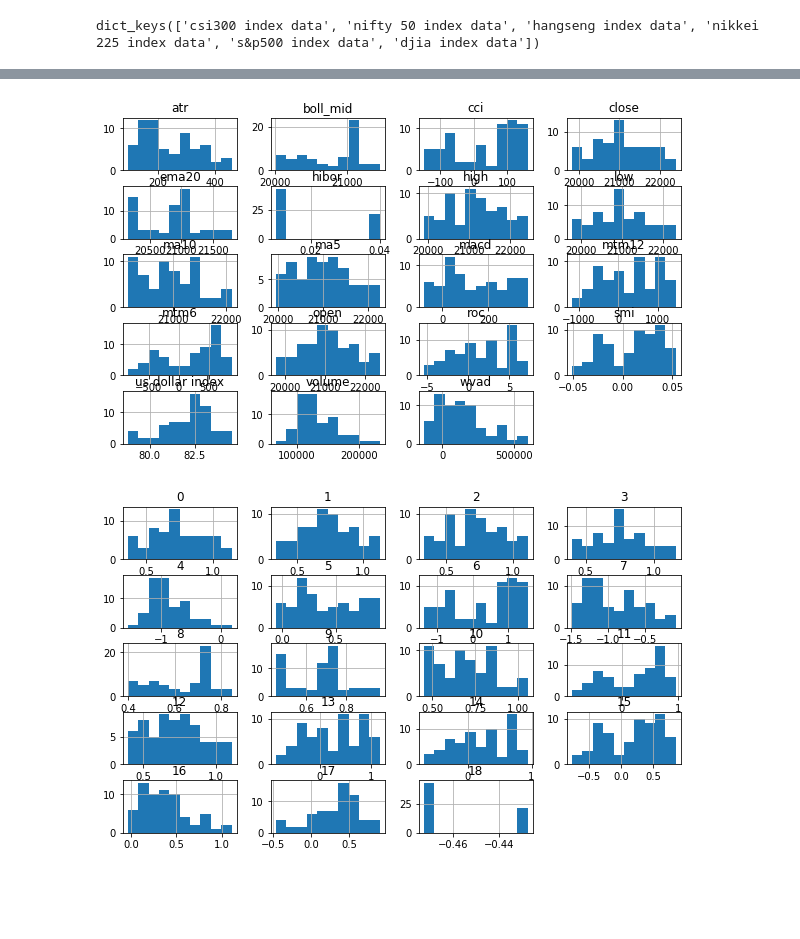
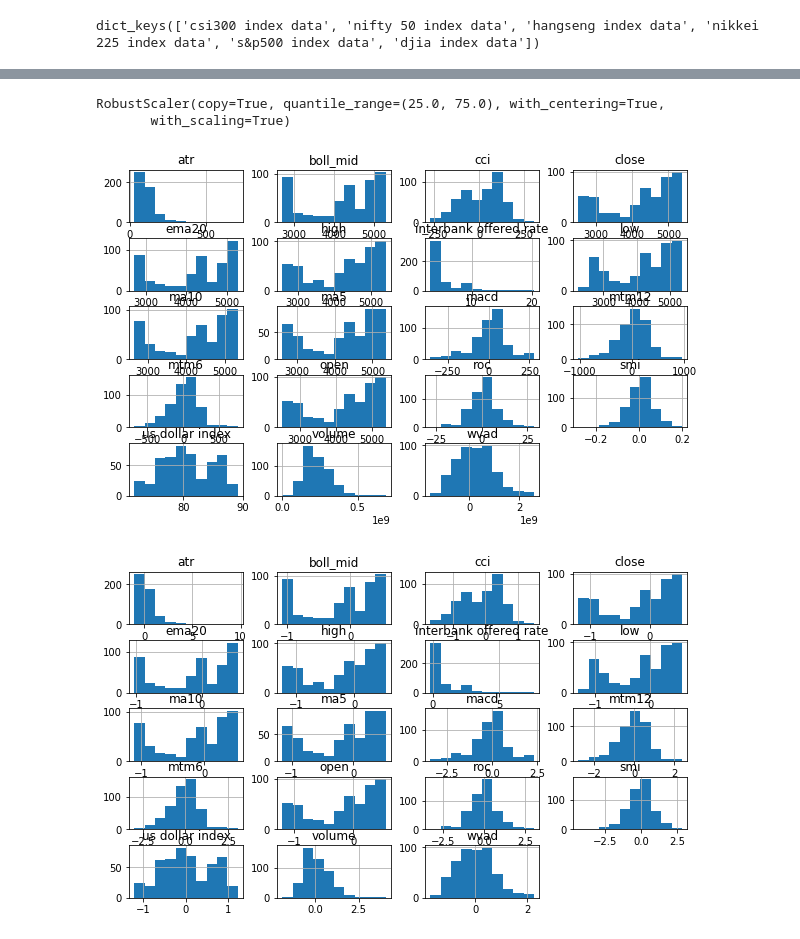
Before and after one commit to timothyyu/wsae-lstm, a Jupyter notebook: notebooks/3a scaling normalization exploration.ipynb, the cells around one changed output, grey strips where cells are left out. Saved outputs shown, nothing was run; the diff lists cells and outputs as text; code cells hidden in the pictures; blank space fills up the shorter version.

Commit message:
robustscaler test

```diff
--- a/notebooks/3a scaling normalization exploration.ipynb
+++ b/notebooks/3a scaling normalization exploration.ipynb
@@ -95,6 +58,25 @@ pd.DataFrame(X_scaled).hist();
-# %%
-dict_dataframes_index['hangseng index data'][1][2].hist();
-pd.DataFrame(scaler.transform(dict_dataframes_index['hangseng index data'][1][2])).hist();
-# %% [output]
-[figure, removed]
-[figure, removed]
+# %%
+X_train = dict_dataframes_index['nifty 50 index data'][1][1]
+X_val = dict_dataframes_index['nifty 50 index data'][1][2]
+X_test = dict_dataframes_index['nifty 50 index data'][1][3]
+# %%
+scaler = preprocessing.RobustScaler()
+scaler
+# %% [output]
+RobustScaler(copy=True, quantile_range=(25.0, 75.0), with_centering=True,
+       with_scaling=True)
+# %%
+X_train_scaled = scaler.fit_transform(X_train)
+X_train_scaled= pd.DataFrame(X_train_scaled,columns=list(X_train.columns))
+
+X_val_scaled = scaler.transform(X_val)
+X_val_scaled = pd.DataFrame(X_val_scaled,columns=list(X_val.columns))
+
+X_test_scaled = scaler.transform(X_test)
+X_test_scaled = pd.DataFrame(X_test_scaled,columns=list(X_test.columns))
+# %%
+X_train.hist();
+X_train_scaled.hist();
+# %% [output]
+[figure, added]
+[figure, added]
```
Also changed, not shown: parts of 18 cells of this notebook.
